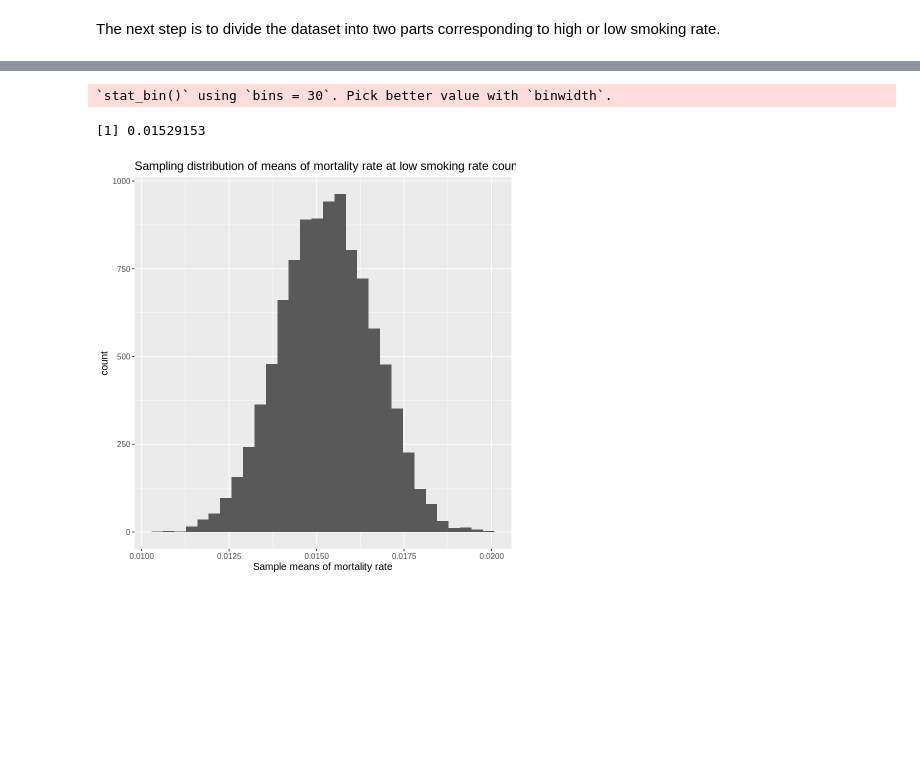
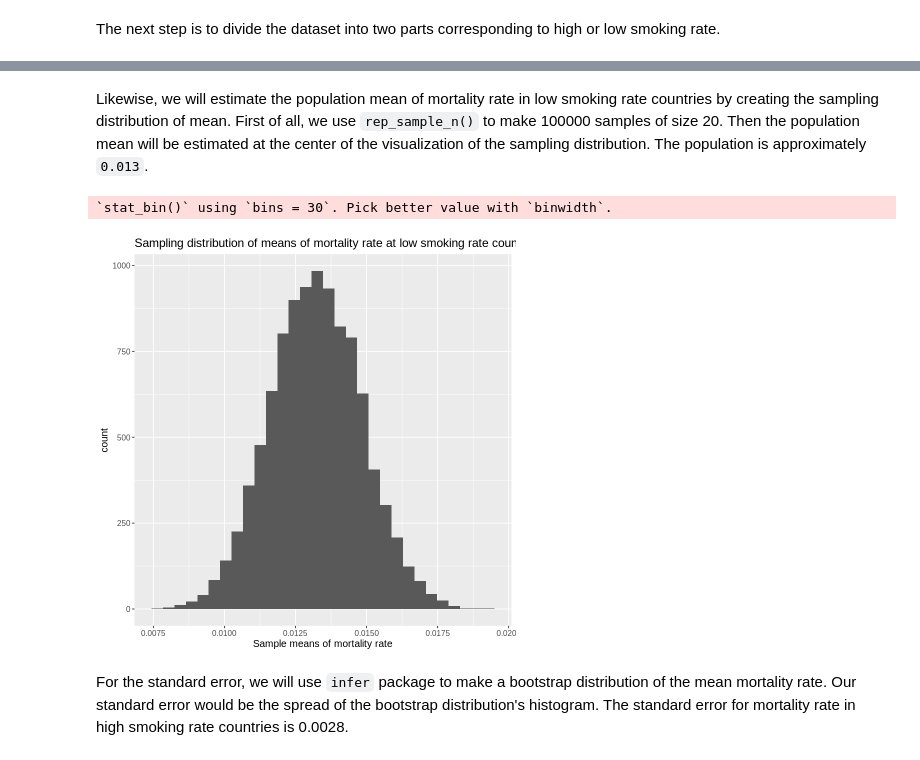
Before and after one commit to RayNguyent/STAT-201-Project, a Jupyter notebook: Proposal.ipynb, the cells around one changed output, grey strips where cells are left out. Cells and saved outputs as stored; diff of their text form; code cells hidden in the pictures; blank space fills up the shorter version.

```diff
--- a/Proposal.ipynb
+++ b/Proposal.ipynb
@@ -59,5 +65,5 @@ To finalise our dataset, we created a new column indicates whether a country has
 # %%
-data_final <- data_cleaned %>% mutate(is_high_smoking_rate = mean_smokers > 21.85) %>% select(-c(location, mean_smokers))
+data_final <- data_cleaned %>% mutate(is_high_smoking_rate = mean_smokers > 23.3) %>% select(-c(location, mean_smokers))
 head(data_final)
 # %% [output]
 A tibble: 6 × 2
@@ -104,6 +112,5 @@ high_smoking_sampling_plot <- high_smoking_sampling_distri %>% ggplot(aes(x = sa
                               labs(x = "Sample means of mortality rate", title = "Sampling distribution of means of mortality rate at high smoking rate countries" ) +
                               theme(text = element_text(size = 12))
 high_smoking_sampling_plot
-mean <- mean(high_smoking_sampling_distri$sample_mean)
-mean
+mean_mortality_rate_highsmoking <- mean(high_smoking_sampling_distri$sample_mean)
 # %% [output]
@@ -112,16 +118,18 @@ mean
+# %% [markdown]
+Likewise, we will estimate the population mean of mortality rate in low smoking rate countries by creating the sampling distribution of mean. First of all, we use `rep_sample_n()` to make 100000 samples of size 20. Then the population mean will be estimated at the center of the visualization of the sampling distribution. The population is approximately `0.013`.
 # %%
 # set.seed(2022)
 low_smoking_sampling_distri <- low_smoking_data %>% rep_sample_n(size = 20, reps = 10000, replace = F) %>%
                                 group_by(replicate) %>% summarise(sample_mean = mean(mortality_rate))
 low_smoking_sampling_plot <- low_smoking_sampling_distri %>% ggplot(aes(x = sample_mean)) + geom_histogram() +
                               labs(x = "Sample means of mortality rate", title = "Sampling distribution of means of mortality rate at low smoking rate countries" ) +
                               theme(text = element_text(size = 12))
 low_smoking_sampling_plot
-mean <- mean(low_smoking_sampling_distri$sample_mean)
-mean
+mean_mortality_rate_lowsmoking <- mean(low_smoking_sampling_distri$sample_mean)
 # %% [output]
 `stat_bin()` using `bins = 30`. Pick better value with `binwidth`.
-[1] 0.01529153
-[figure, old version]
+[figure, new version]
+# %% [markdown]
+For the standard error, we will use `infer` package to make a bootstrap distribution of the mean mortality rate. Our standard error would be the spread of the bootstrap distribution's histogram. The standard error for mortality rate in high smoking rate countries is 0.0028.
 # %%
 set.seed(2022)
```
Also changed, not shown: parts of 18 cells of this notebook.
